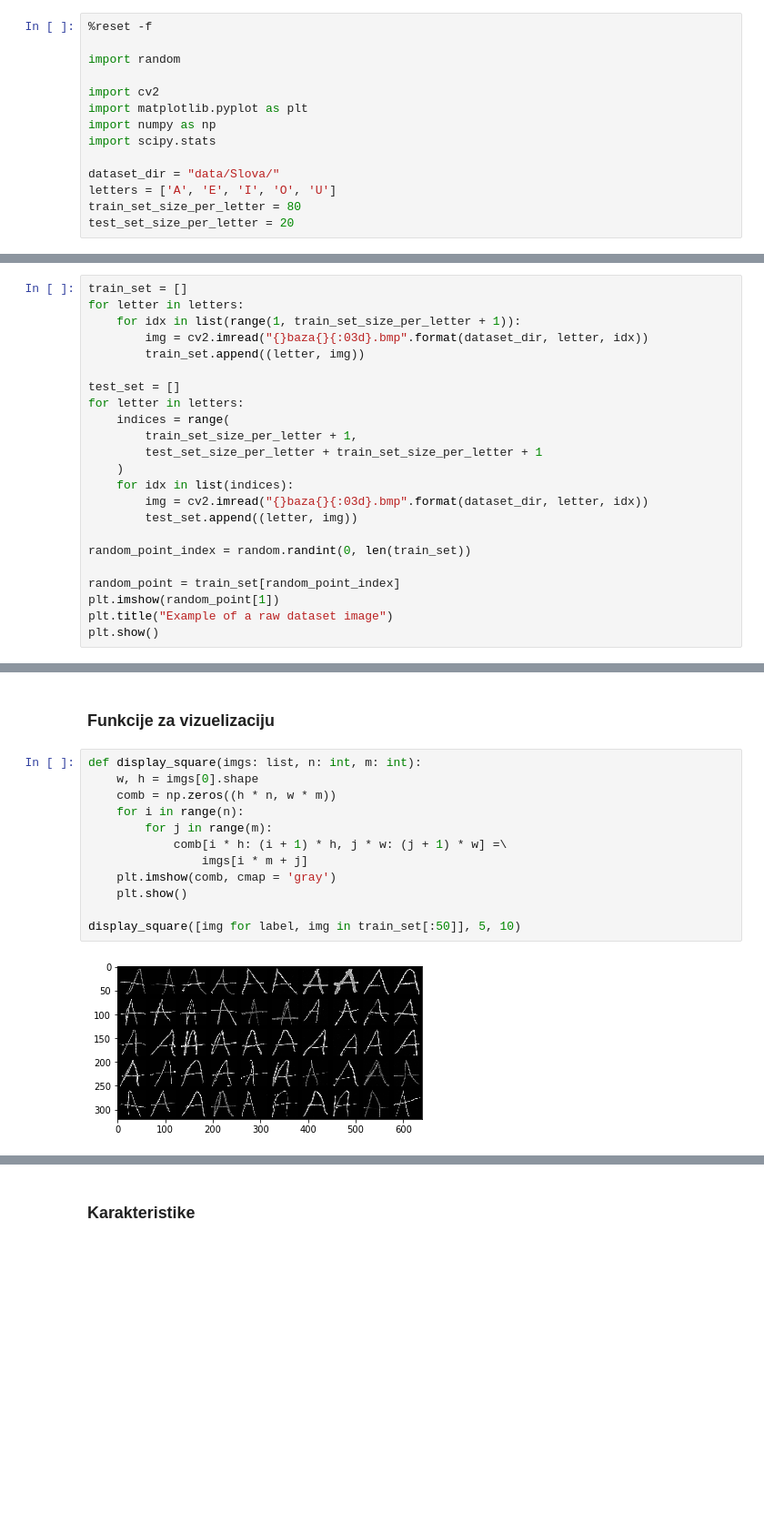
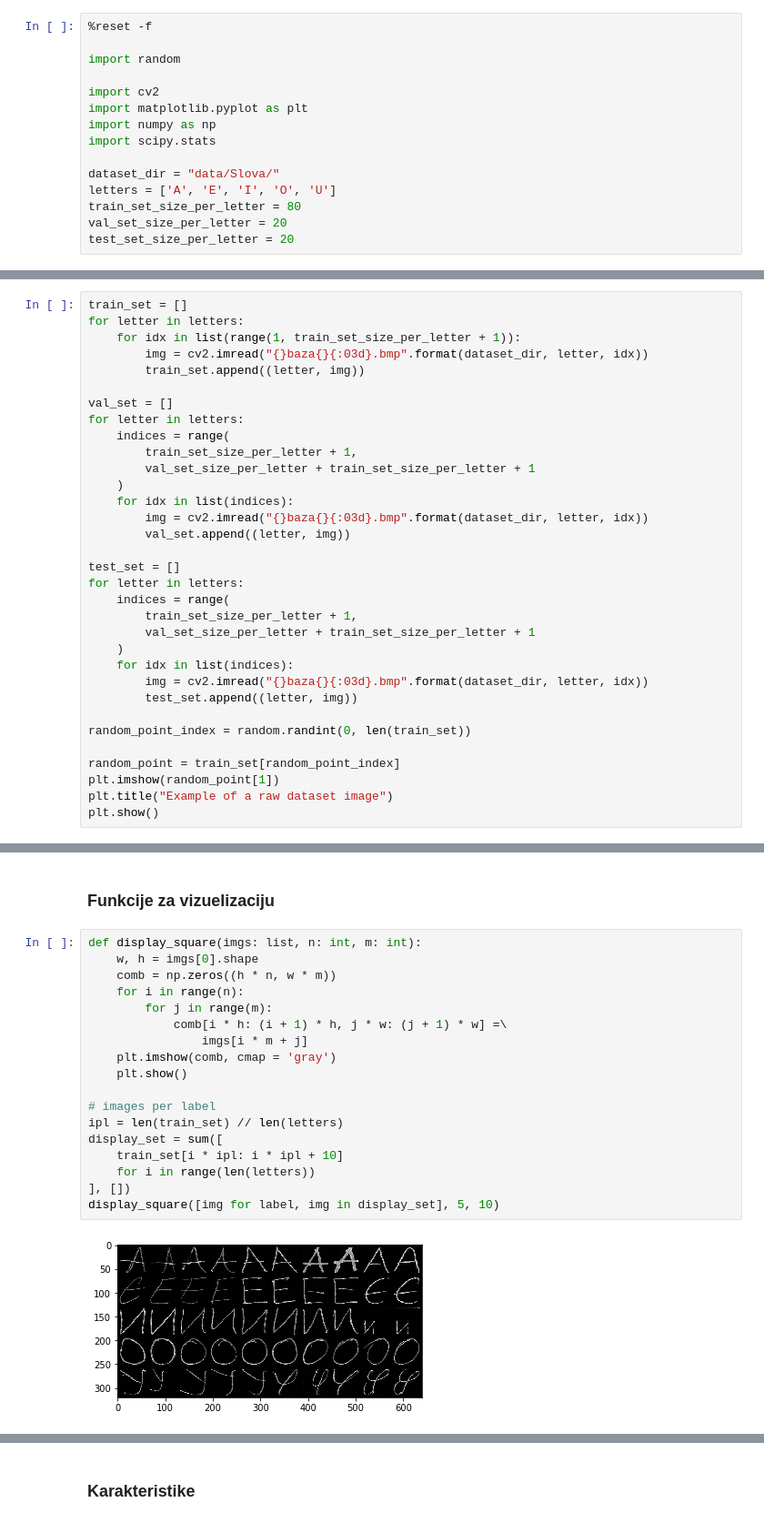
Before and after one commit to djokjulapfe/po, a Jupyter notebook: main.ipynb, the cells around one changed output, grey strips where cells are left out. Shown at 91% size. Saved outputs shown, nothing was run; the diff lists cells and outputs as text; blank space fills up the shorter version.

```diff
--- a/main.ipynb
+++ b/main.ipynb
@@ -26,6 +26,7 @@ import scipy.stats
 dataset_dir = "data/Slova/"
 letters = ['A', 'E', 'I', 'O', 'U']
 train_set_size_per_letter = 80
+val_set_size_per_letter = 20
 test_set_size_per_letter = 20
 # %% [markdown]
 ### Učitavanje podataka
@@ -36,11 +37,21 @@ for letter in letters:
         img = cv2.imread("{}baza{}{:03d}.bmp".format(dataset_dir, letter, idx))
         train_set.append((letter, img))
 
+val_set = []
+for letter in letters:
+    indices = range(
+        train_set_size_per_letter + 1,
+        val_set_size_per_letter + train_set_size_per_letter + 1
+    )
+    for idx in list(indices):
+        img = cv2.imread("{}baza{}{:03d}.bmp".format(dataset_dir, letter, idx))
+        val_set.append((letter, img))
+
 test_set = []
 for letter in letters:
     indices = range(
         train_set_size_per_letter + 1,
-        test_set_size_per_letter + train_set_size_per_letter + 1
+        val_set_size_per_letter + train_set_size_per_letter + 1
     )
     for idx in list(indices):
         img = cv2.imread("{}baza{}{:03d}.bmp".format(dataset_dir, letter, idx))
@@ -135,14 +155,20 @@ plt.show()
 # %%
 def display_square(imgs: list, n: int, m: int):
     w, h = imgs[0].shape
     comb = np.zeros((h * n, w * m))
     for i in range(n):
         for j in range(m):
             comb[i * h: (i + 1) * h, j * w: (j + 1) * w] =\
                 imgs[i * m + j]
     plt.imshow(comb, cmap = 'gray')
     plt.show()
 
-display_square([img for label, img in train_set[:50]], 5, 10)
+# images per label
+ipl = len(train_set) // len(letters)
+display_set = sum([
+    train_set[i * ipl: i * ipl + 10]
+    for i in range(len(letters))
+], [])
+display_square([img for label, img in display_set], 5, 10)
 # %% [output]
-[figure, old version]
+[figure, new version]
```
Also changed, not shown: parts of 11 cells of this notebook.
